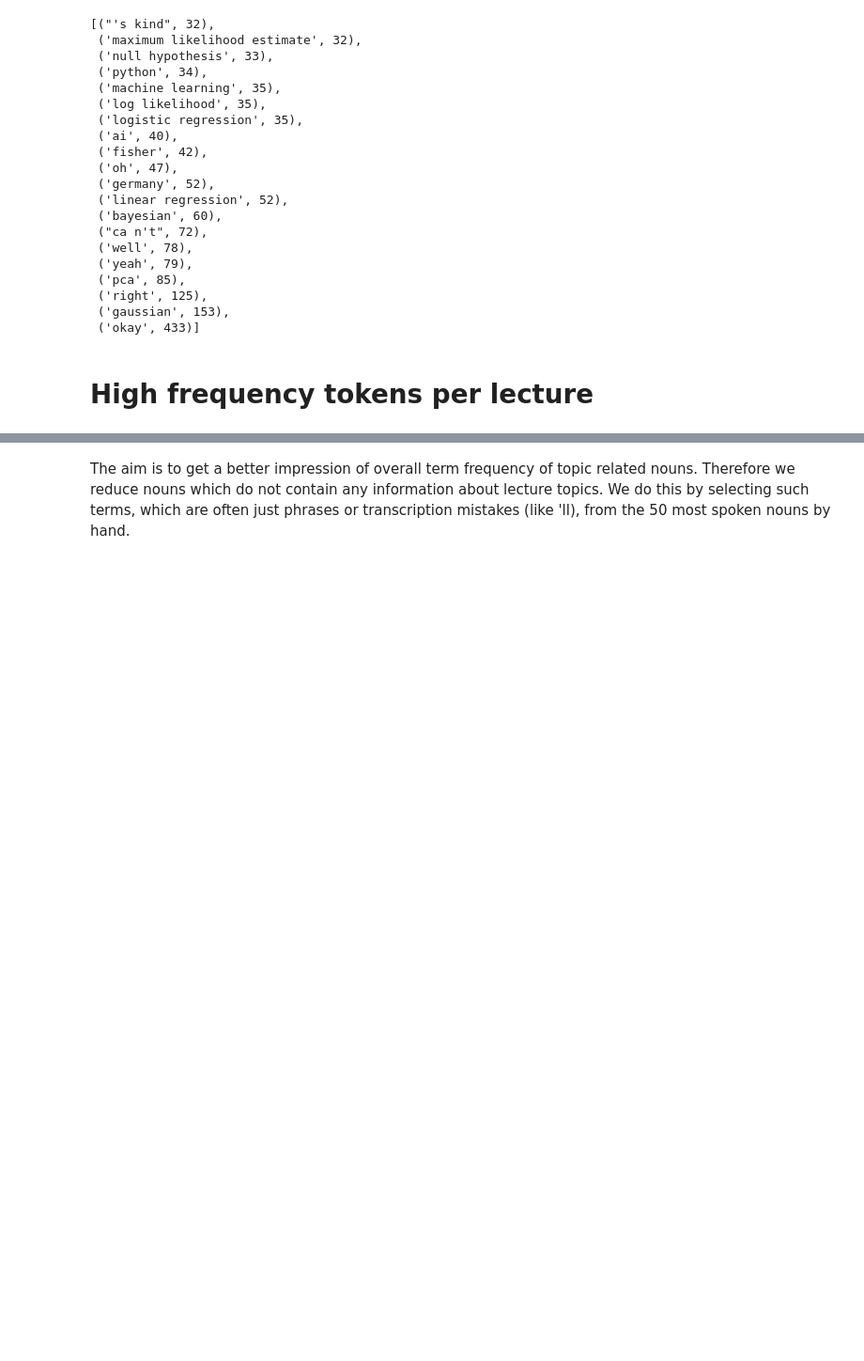
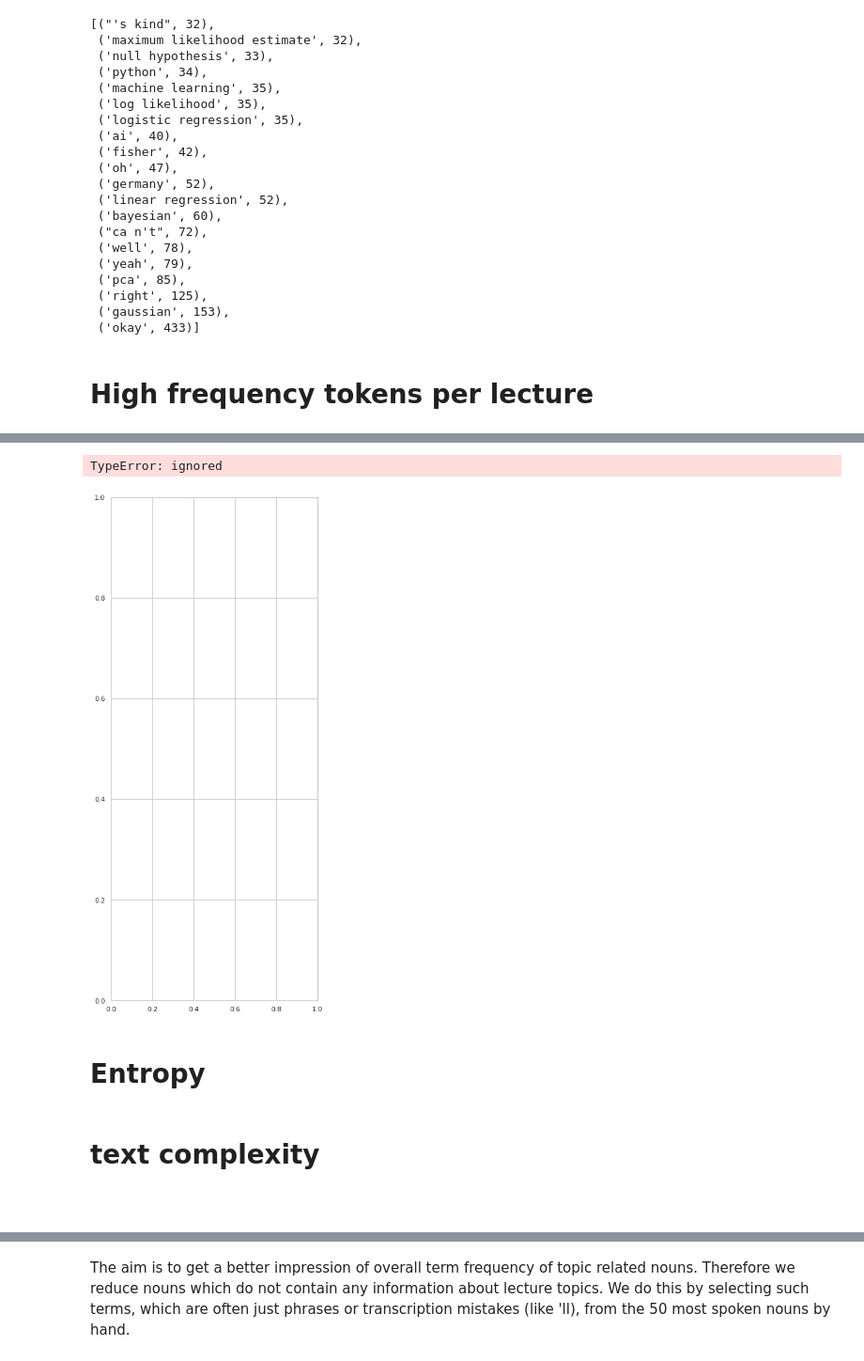
Before and after one commit to Eoli-an/Exam-topic-prediction, a Jupyter notebook: WordFrequency.ipynb, the cells around one changed output, grey strips where cells are left out. Shown: that part at 94% size. Saved outputs shown, nothing was run; the diff lists cells and outputs as text; code cells hidden in the pictures; blank space fills up the shorter version.

````diff
--- a/WordFrequency.ipynb
+++ b/WordFrequency.ipynb
@@ -340,0 +560,37 @@ len(blob.noun_phrases)
+# %%
+import pandas as pd
+x = list(l[:,0])
+y =  list(l[:,1])
+y = [int(k) for k in y]
+d = {'x': x, 'y': y}
+pdnumsqr = pd.DataFrame(d).explode("y")
+pdnumsqr['y'] = pdnumsqr['y'].astype('int')
+# %%
+import seaborn as sns
+import matplotlib.pyplot as plt
+sns.set_theme(style="whitegrid")
+
+# Initialize the matplotlib figure
+f, ax = plt.subplots(figsize=(6, 15))
+
+
+
+# Plot the total crashes
+sns.set_color_codes("pastel")
+sns.barplot(x="x", y="x", data=pdnumsqr,
+            label="Total", color="b")
+
+
+# Add a legend and informative axis label
+ax.legend(ncol=2, loc="lower right", frameon=True)
+ax.set(xlim=(0, 24), ylabel="",
+       xlabel="Automobile collisions per billion miles")
+sns.despine(left=True, bottom=True)
+# %% [output]
+TypeError: ignored
+[figure, added]
+# %% [markdown]
+# Entropy
+# %% [markdown]
+# text complexity
+```
````
Also changed, not shown: parts of 33 cells of this notebook.
